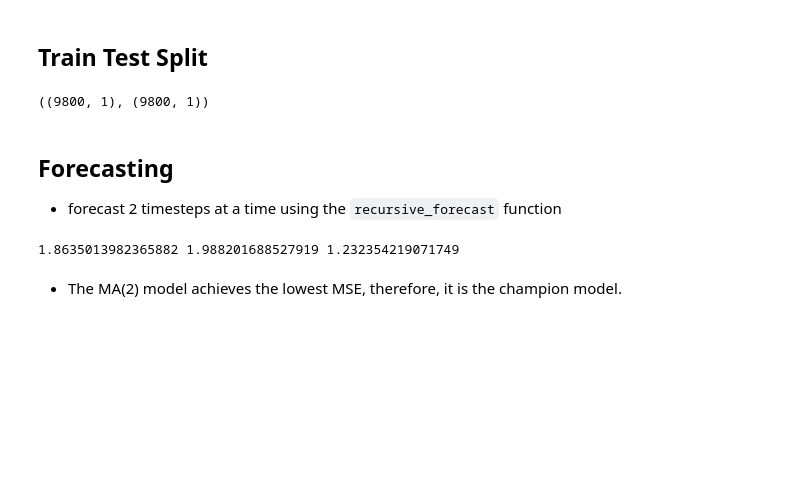
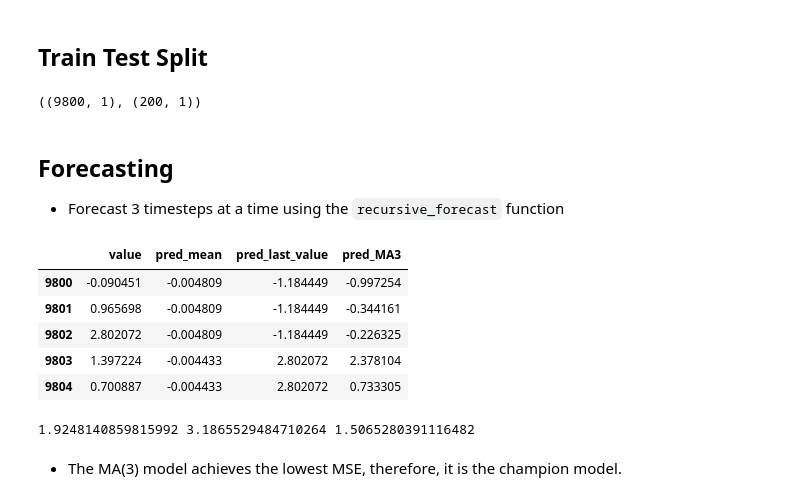
Before and after one commit to CodexploreRepo/time-series, a Jupyter notebook: notebook/statistical_models/moving_average_tldr.ipynb, the cells around one changed output. Saved outputs shown, nothing was run; the diff lists cells and outputs as text; code cells hidden in the pictures; blank space fills up the shorter version.

```diff
--- a/notebook/statistical_models/moving_average_tldr.ipynb
+++ b/notebook/statistical_models/moving_average_tldr.ipynb
@@ -75,14 +75,14 @@ plot_acf(MA3_process);
 df = pd.DataFrame({'value': MA3_process})
 
 train = df[:-200]
-test = df[200:]
+test = df[-200:]
 # %%
 train.shape, test.shape
 # %% [output]
-((9800, 1), (9800, 1))
+((9800, 1), (200, 1))
 # %% [markdown]
 ## Forecasting
-- forecast 2 timesteps at a time using the `recursive_forecast` function
+- Forecast 3 timesteps at a time using the `recursive_forecast` function
 # %%
 def rolling_forecast(df: pd.DataFrame,
                      train_len: int, # training length
@@ -94,21 +94,22 @@ def rolling_forecast(df: pd.DataFrame,
     if method == 'mean':
         pred_mean = []
         for i in range(train_len, total_len, window):
+
             mean = np.mean(df[:i].values)
             pred_mean.extend(mean for _ in range(window))
-        return pred_mean
+        return pred_mean[:horizon] # [:horizon] to ensure the rolling forecast returns sample number of values with the test set
 
     if method == 'last':
         pred_last_value = []
         for i in range(train_len, total_len, window):
             last_value = df[:i].iloc[-1].values[0]
             pred_last_value.extend(last_value for _ in range(window))
-        return pred_last_value
+        return pred_last_value[:horizon]
 
     elif method == 'MA':
         pred_MA = []
         for i in range(train_len, total_len, window):
-            model = SARIMAX(df[:i], order=(0,0,2))
+            model = SARIMAX(df[:i], order=(0,0,window))
             res = model.fit(disp=False)
             predictions = res.get_prediction(0, i + window - 1)
             # "predicted_mean" method allows us to retrieve the actual value of the forecast
@@ -116,20 +117,27 @@ def rolling_forecast(df: pd.DataFrame,
             oos_pred = predictions.predicted_mean.iloc[-window:]
             pred_MA.extend(oos_pred)
 
-        return pred_MA
+        return pred_MA[:horizon]
 # %%
 TRAIN_LEN = len(train)
 HORIZON = len(test)
 WINDOW = 3
 
 pred_mean = rolling_forecast(df, TRAIN_LEN, HORIZON, WINDOW, 'mean')
 pred_last_value = rolling_forecast(df, TRAIN_LEN, HORIZON, WINDOW, 'last')
 pred_MA3 = rolling_forecast(df, TRAIN_LEN, HORIZON, WINDOW, 'MA')
 
 test.loc[:, 'pred_mean'] = pred_mean
 test.loc[:, 'pred_last_value'] = pred_last_value
-test.loc[:, 'pred_MA2'] = pred_MA3
+test.loc[:, 'pred_MA3'] = pred_MA3
 
 test.head()
+# %% [output]
+|  | value | pred_mean | pred_last_value | pred_MA3 |
+| 9800 | -0.090451 | -0.004809 | -1.184449 | -0.997254 |
+| 9801 | 0.965698 | -0.004809 | -1.184449 | -0.344161 |
+| 9802 | 2.802072 | -0.004809 | -1.184449 | -0.226325 |
+| 9803 | 1.397224 | -0.004433 | 2.802072 | 2.378104 |
+| 9804 | 0.700887 | -0.004433 | 2.802072 | 0.733305 |
 # %%
 fig = go.Figure()
@@ -148,10 +156,10 @@ from sklearn.metrics import mean_squared_error
 
 mse_mean = mean_squared_error(test['value'], test['pred_mean'])
 mse_last = mean_squared_error(test['value'], test['pred_last_value'])
-mse_MA = mean_squared_error(test['value'], test['pred_MA2'])
+mse_MA = mean_squared_error(test['value'], test['pred_MA3'])
 
 print(mse_mean, mse_last, mse_MA)
 # %% [output]
-1.8635013982365882 1.988201688527919 1.232354219071749
+1.9248140859815992 3.1865529484710264 1.5065280391116482
 # %% [markdown]
-- The MA(2) model achieves the lowest MSE, therefore, it is the champion model.
+- The MA(3) model achieves the lowest MSE, therefore, it is the champion model.
```
Also changed, not shown: parts of 2 cells of this notebook.
